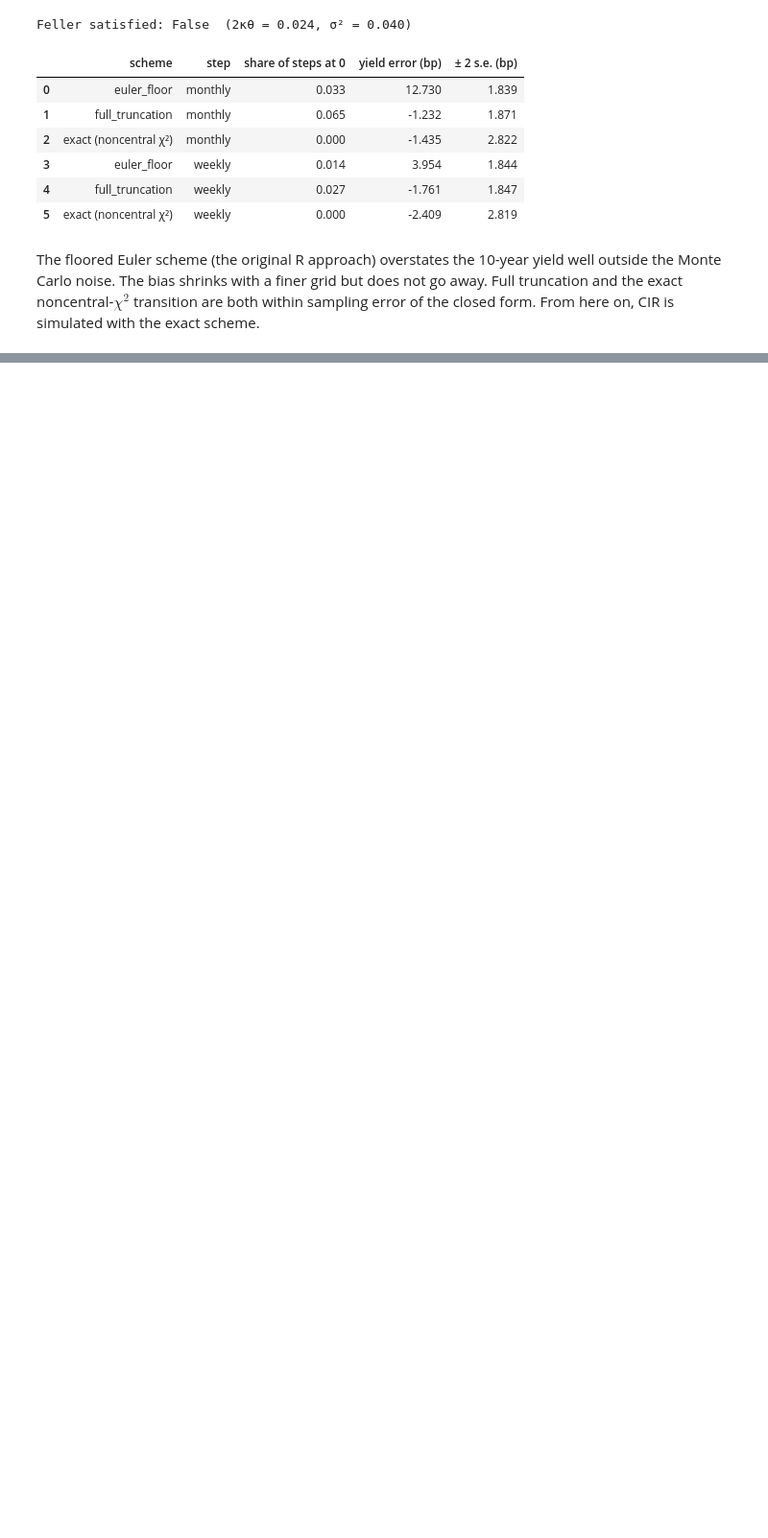
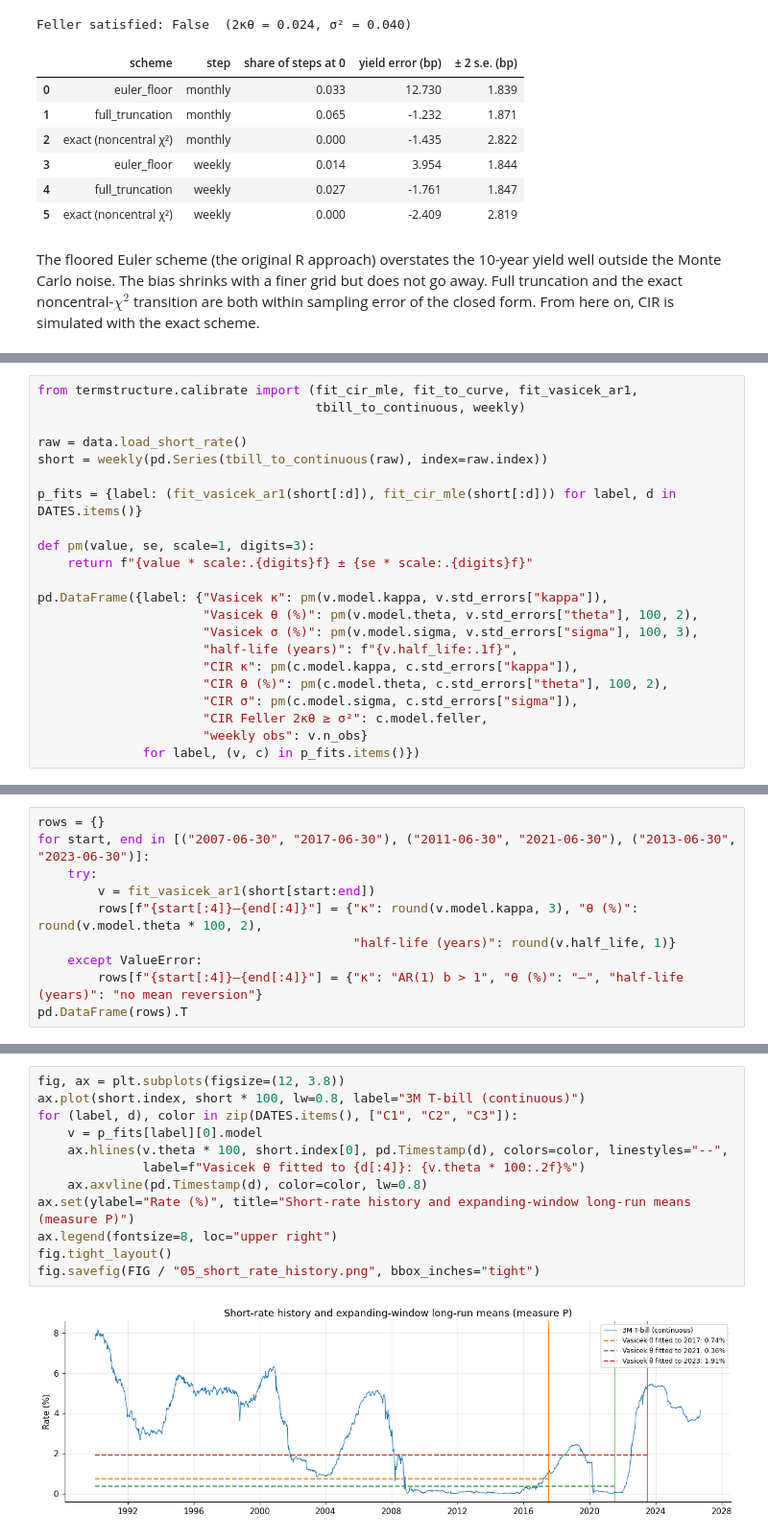
Before and after one commit to vincal848/term_structure_modeling, a Jupyter notebook: notebooks/term_structure.ipynb, the cells around one changed output, grey strips where cells are left out. Shown at 96% size. Saved outputs shown, nothing was run; the diff lists cells and outputs as text; blank space fills up the shorter version.

```diff
--- a/notebooks/term_structure.ipynb
+++ b/notebooks/term_structure.ipynb
@@ -271,0 +285,22 @@ within sampling error of the closed form. From here on, CIR is simulated with th
+# %%
+from termstructure.calibrate import (fit_cir_mle, fit_to_curve, fit_vasicek_ar1,
+                                     tbill_to_continuous, weekly)
+
+raw = data.load_short_rate()
+short = weekly(pd.Series(tbill_to_continuous(raw), index=raw.index))
+
+p_fits = {label: (fit_vasicek_ar1(short[:d]), fit_cir_mle(short[:d])) for label, d in DATES.items()}
+
+def pm(value, se, scale=1, digits=3):
+    return f"{value * scale:.{digits}f} ± {se * scale:.{digits}f}"
+
+pd.DataFrame({label: {"Vasicek κ": pm(v.model.kappa, v.std_errors["kappa"]),
+                      "Vasicek θ (%)": pm(v.model.theta, v.std_errors["theta"], 100, 2),
+                      "Vasicek σ (%)": pm(v.model.sigma, v.std_errors["sigma"], 100, 3),
+                      "half-life (years)": f"{v.half_life:.1f}",
+                      "CIR κ": pm(c.model.kappa, c.std_errors["kappa"]),
+                      "CIR θ (%)": pm(c.model.theta, c.std_errors["theta"], 100, 2),
+                      "CIR σ": pm(c.model.sigma, c.std_errors["sigma"]),
+                      "CIR Feller 2κθ ≥ σ²": c.model.feller,
+                      "weekly obs": v.n_obs}
+              for label, (v, c) in p_fits.items()})
@@ -271,0 +326,10 @@ within sampling error of the closed form. From here on, CIR is simulated with th
+# %%
+rows = {}
+for start, end in [("2007-06-30", "2017-06-30"), ("2011-06-30", "2021-06-30"), ("2013-06-30", "2023-06-30")]:
+    try:
+        v = fit_vasicek_ar1(short[start:end])
+        rows[f"{start[:4]}–{end[:4]}"] = {"κ": round(v.model.kappa, 3), "θ (%)": round(v.model.theta * 100, 2),
+                                          "half-life (years)": round(v.half_life, 1)}
+    except ValueError:
+        rows[f"{start[:4]}–{end[:4]}"] = {"κ": "AR(1) b > 1", "θ (%)": "–", "half-life (years)": "no mean reversion"}
+pd.DataFrame(rows).T
@@ -271,0 +341,14 @@ within sampling error of the closed form. From here on, CIR is simulated with th
+# %%
+fig, ax = plt.subplots(figsize=(12, 3.8))
+ax.plot(short.index, short * 100, lw=0.8, label="3M T-bill (continuous)")
+for (label, d), color in zip(DATES.items(), ["C1", "C2", "C3"]):
+    v = p_fits[label][0].model
+    ax.hlines(v.theta * 100, short.index[0], pd.Timestamp(d), colors=color, linestyles="--",
+              label=f"Vasicek θ fitted to {d[:4]}: {v.theta * 100:.2f}%")
+    ax.axvline(pd.Timestamp(d), color=color, lw=0.8)
+ax.set(ylabel="Rate (%)", title="Short-rate history and expanding-window long-run means (measure P)")
+ax.legend(fontsize=8, loc="upper right")
+fig.tight_layout()
+fig.savefig(FIG / "05_short_rate_history.png", bbox_inches="tight")
+# %% [output]
+[figure, added]
```
Also changed, not shown: parts of 13 cells of this notebook, 6 other files.
